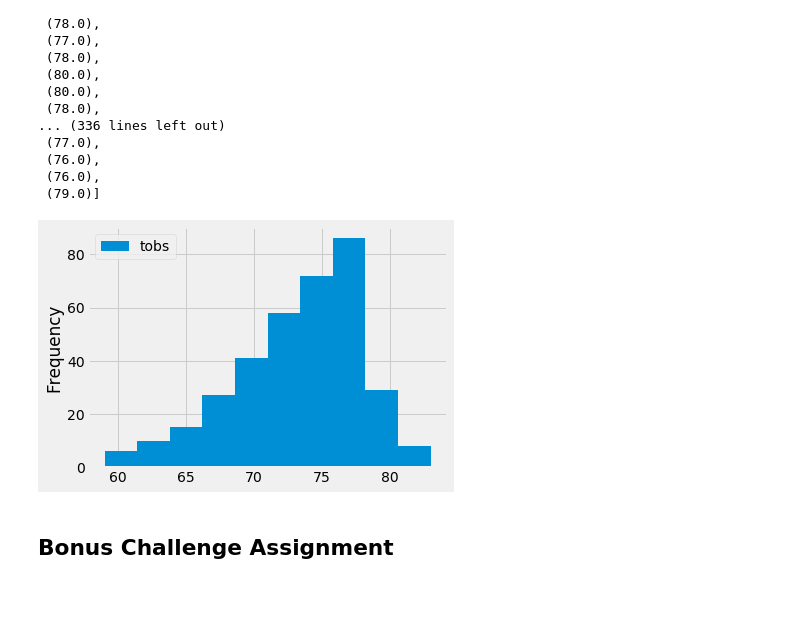
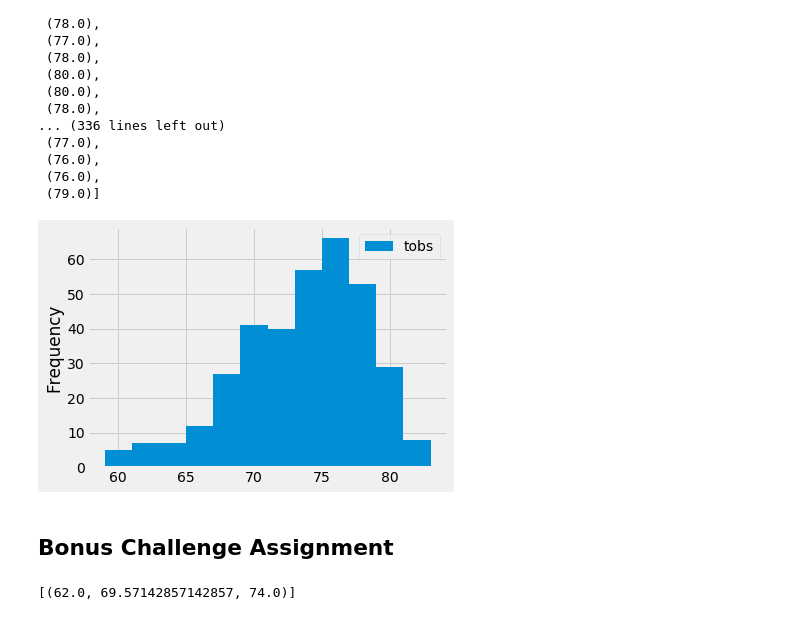
Before and after one commit to LizzyO/sqlalchemy-challenge, a Jupyter notebook: climate_starter.ipynb, the cells around one changed output. Cells and saved outputs as stored; diff of their text form; code cells hidden in the pictures.

```diff
--- a/climate_starter.ipynb
+++ b/climate_starter.ipynb
@@ -193,11 +197,11 @@ temp_12mon
  (79.0)]
 # %%
 df = pd.DataFrame(temp_12mon, columns=['tobs'])
-df.plot.hist()
+df.plot.hist(bins=12)
 plt.tight_layout()
 plt.show()
 # %% [output]
-[figure, old version]
+[figure, new version]
 # %% [markdown]
 ## Bonus Challenge Assignment
 # %%
@@ -214,11 +218,13 @@ def calc_temps(start_date, end_date):
         TMIN, TAVE, and TMAX
     """
 
-    return session.query(func.min(Measurement.tobs), func.avg(Measurement.tobs), func.max(Measurement.tobs)).\
-        filter(Measurement.date >= start_date).filter(Measurement.date <= end_date).all()
+    return session.query(func.min(me.tobs), func.avg(me.tobs), func.max(me.tobs)).\
+        filter(me.date >= start_date).filter(me.date <= end_date).all()
 
 # function usage example
 print(calc_temps('2012-02-28', '2012-03-05'))
+# %% [output]
+[(62.0, 69.57142857142857, 74.0)]
 # %%
 # Use your previous function `calc_temps` to calculate the tmin, tavg, and tmax
 # for your trip using the previous year's data for those same dates.
```
Also changed, not shown: parts of 4 cells of this notebook, 3 other files.
